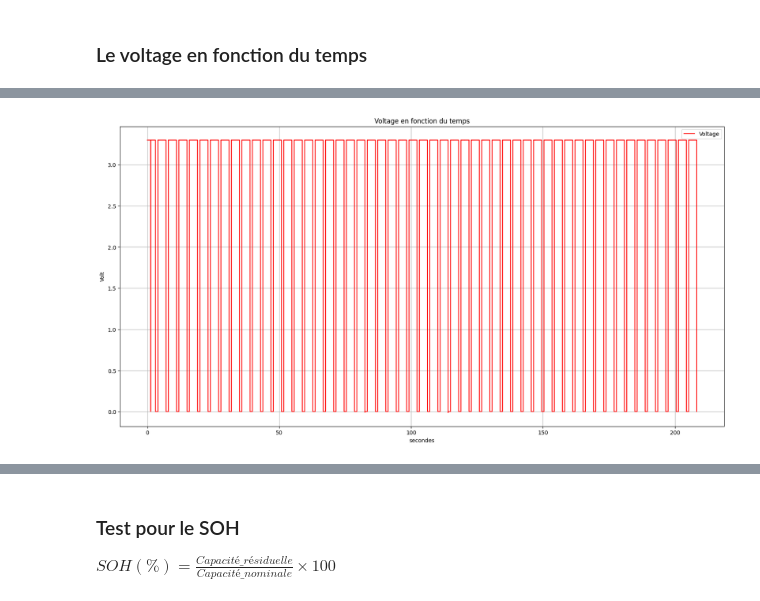
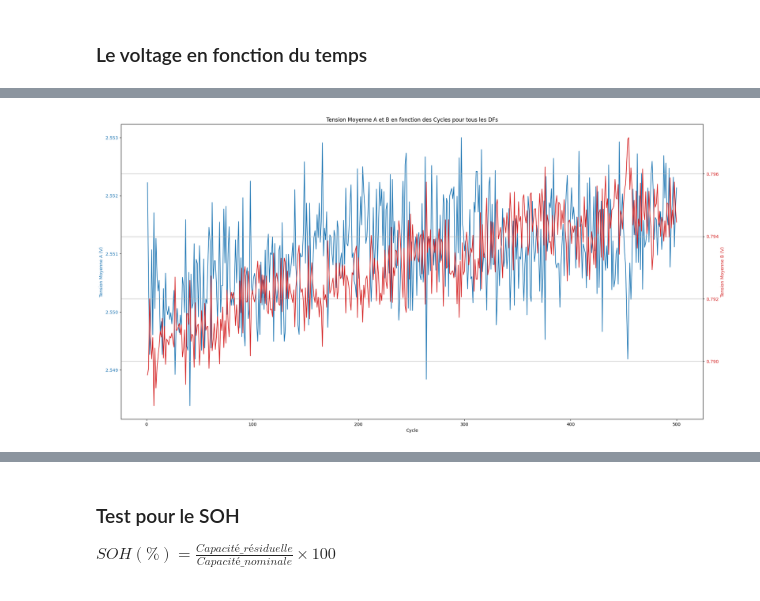
Before and after one commit to Aslam1232/Test_Stage, a Jupyter notebook: Test_stage (3) (1).ipynb, the cells around one changed output, grey strips where cells are left out. Cells and saved outputs as stored; diff of their text form; code cells hidden in the pictures.

```diff
--- a/Test_stage (3) (1).ipynb
+++ b/Test_stage (3) (1).ipynb
@@ -69,0 +125,19 @@ df.BMS_Tension_A.corr(df.BMS_Tension_B)
+# %%
+plt.figure(figsize=(20, 10))
+
+
+df_key = f'df{1}'
+if df_key in dfs:
+        # Calculer la tension moyenne pour chaque cycle
+    tension_moyenne_par_cycle = dfs[df_key].groupby('CycleCnt01')['BMS_Tension_A'].mean()
+
+    # Tracer la tension moyenne pour chaque cycle
+    plt.plot(tension_moyenne_par_cycle.index, tension_moyenne_par_cycle.values, label=f'Tension Moyenne {df_key}')
+
+plt.title('Tension Moyenne en fonction des Cycles pour tous les DFs')
+plt.xlabel('CycleCnt01')
+plt.ylabel('Tension Moyenne (V)')
+
+plt.legend()
+plt.grid(True)
+plt.show()
@@ -70,16 +146,49 @@ df.BMS_Tension_A.corr(df.BMS_Tension_B)
 # %%
-plt.figure(figsize=(20, 10))
-plt.plot(df['t'], df['BMS_Tension_A'], color='red')
+# Initialiser les DataFrames pour rassembler toutes les données de tension A et B
+df_tension_tous_A = pd.DataFrame()
+df_tension_tous_B = pd.DataFrame()
 
-plt.title('Voltage en fonction du temps')
-plt.xlabel('secondes')
-plt.ylabel('Volt')
+# Boucle pour accéder à chaque DataFrame stocké dans le dictionnaire dfs
+for i in range(1, 10):
+    df_key = f'df{i}'
+    if df_key in dfs:
+        # Extraire les données de tension A et de cycle
+        df_temp_A = dfs[df_key][['CycleCnt01', 'BMS_Tension_A']].copy()
+        # Ajouter les données de ce DataFrame au DataFrame global A
+        df_tension_tous_A = pd.concat([df_tension_tous_A, df_temp_A])
 
-plt.legend(['Voltage'])
+        # Extraire les données de tension B et de cycle
+        df_temp_B = dfs[df_key][['CycleCnt01', 'BMS_Tension_B']].copy()
+        # Ajouter les données de ce DataFrame au DataFrame global B
+        df_tension_tous_B = pd.concat([df_tension_tous_B, df_temp_B])
 
+# Calculer la tension moyenne pour chaque cycle à travers tous les DataFrames pour A et B
+tension_moyenne_par_cycle_global_A = df_tension_tous_A.groupby('CycleCnt01')['BMS_Tension_A'].mean()
+tension_moyenne_par_cycle_global_B = df_tension_tous_B.groupby('CycleCnt01')['BMS_Tension_B'].mean()
+
+# Créer le graphique avec deux axes des ordonnées
+fig, ax1 = plt.subplots(figsize=(20, 10))
+
+# Axe des ordonnées de gauche pour la tension A
+color = 'tab:blue'
+ax1.set_xlabel('Cycle')
+ax1.set_ylabel('Tension Moyenne A (V)', color=color)
+ax1.plot(tension_moyenne_par_cycle_global_A.index, tension_moyenne_par_cycle_global_A.values, color=color)
+ax1.tick_params(axis='y', labelcolor=color)
+
+# Axe des ordonnées de droite pour la tension B
+ax2 = ax1.twinx()  # instancier un second axe des ordonnées partageant le même axe des x
+color = 'tab:red'
+ax2.set_ylabel('Tension Moyenne B (V)', color=color)
+ax2.plot(tension_moyenne_par_cycle_global_B.index, tension_moyenne_par_cycle_global_B.values, color=color)
+ax2.tick_params(axis='y', labelcolor=color)
+
+# Autres configurations du graphique
+fig.tight_layout()  # pour que le deuxième axe des y ne soit pas coupé
+plt.title('Tension Moyenne A et B en fonction des Cycles pour tous les DFs')
 plt.grid(True)
 plt.show()
 # %% [output]
-[figure, old version]
+[figure, new version]
 # %%
 plt.figure(figsize=(20, 10))
```
Also changed, not shown: parts of 26 cells of this notebook.
